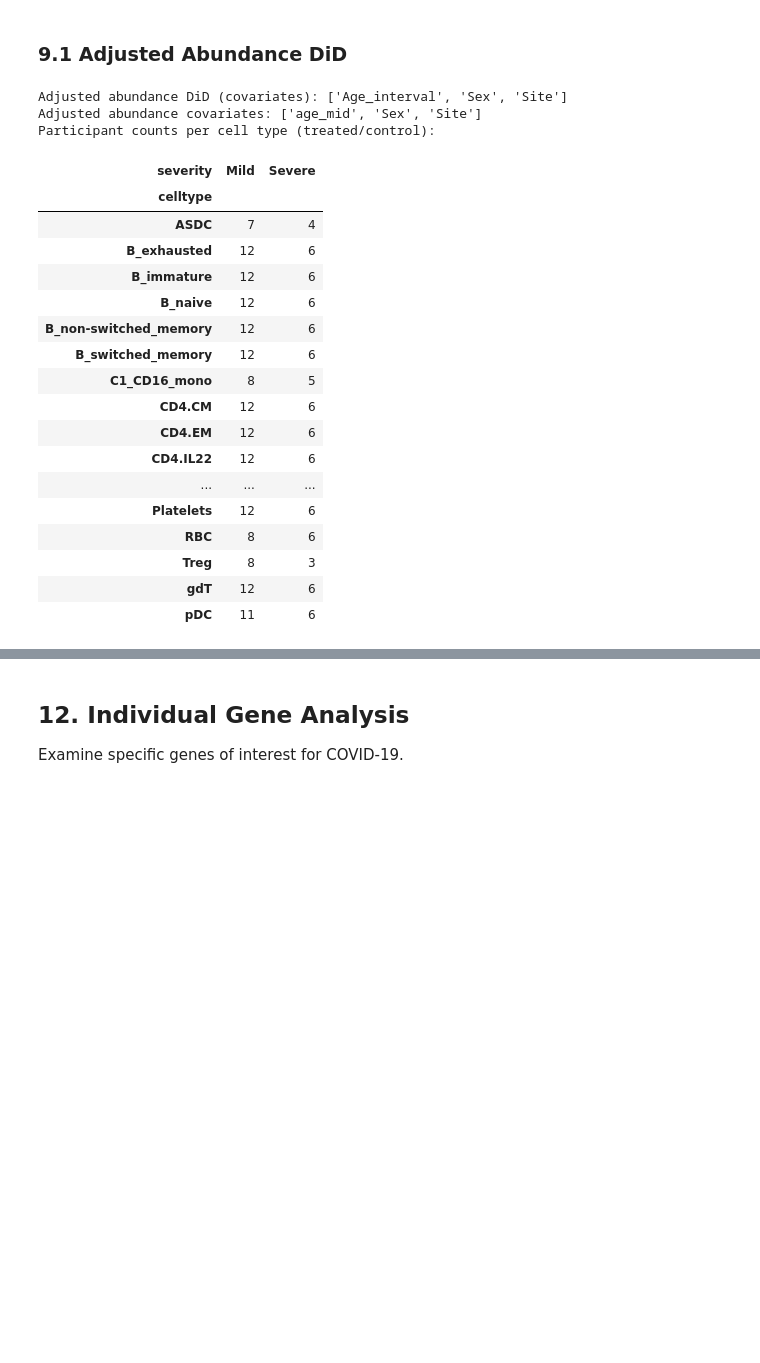
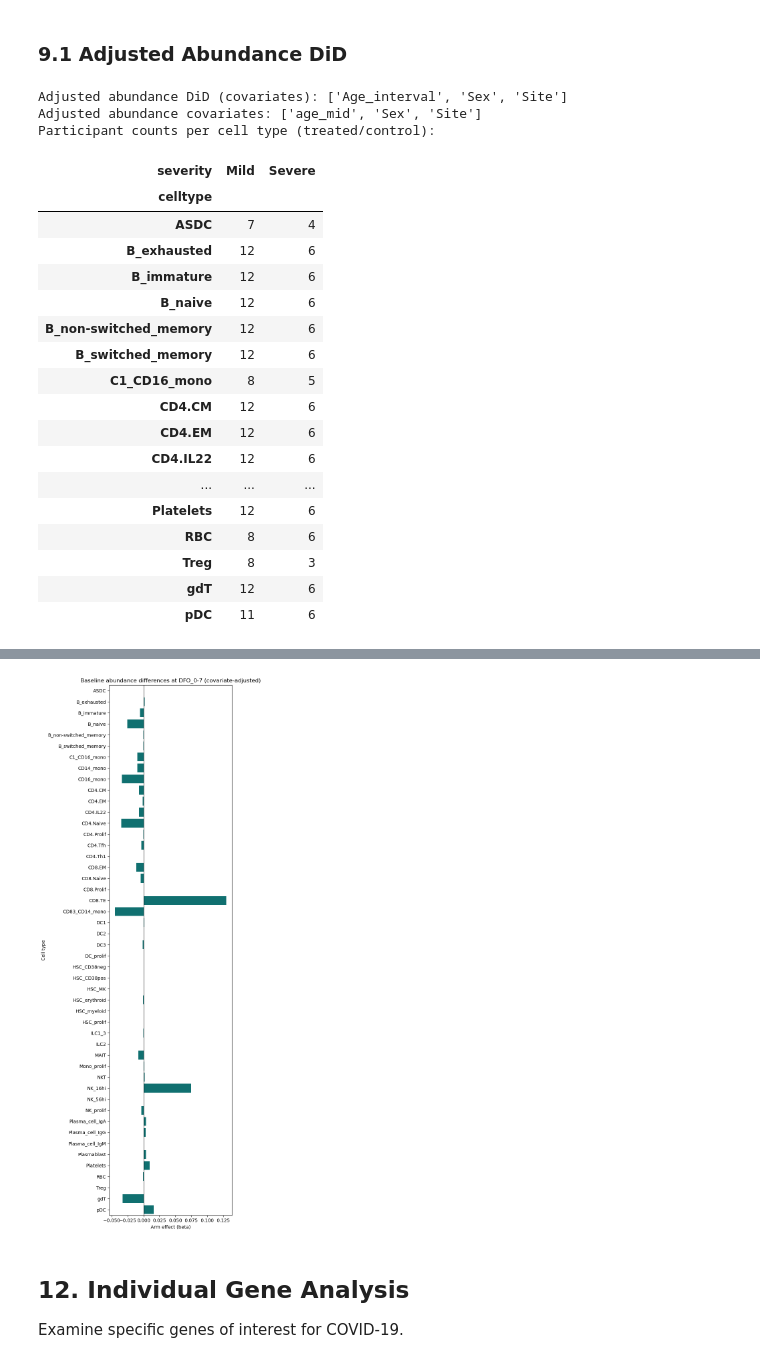
Before and after one commit to TheOmarLab/sctrial, a Jupyter notebook: docs/source/examples/example_covid19_stephenson.ipynb, the cells around one changed output, grey strips where cells are left out. Drawn from its saved outputs; the diff is of its cells as text; code cells hidden in the pictures; blank space fills up the shorter version.

Commit message:
Add baseline abundance fallback when no pairing

```diff
--- a/docs/source/examples/example_covid19_stephenson.ipynb
+++ b/docs/source/examples/example_covid19_stephenson.ipynb
@@ -875,6 +875,90 @@ if design.celltype_col:
             print(f'Adjusted abundance plot failed: {e}')
     else:
         print('No adjusted abundance DiD results after retries.')
+
+
+    # If DiD is not feasible (no paired participants), run cross-sectional abundance at baseline
+    if ab_adj is None or ab_adj.empty:
+        # Check paired participants overall
+        visits_use = tuple(visits_ab)
+        obs_use = adata.obs[adata.obs[design.visit_col].isin(visits_use)].copy()
+        totals_all = (
+            obs_use.groupby([design.participant_col, design.visit_col, design.arm_col], observed=True)
+            .size()
+            .reset_index(name='n_cells')
+        )
+        wide_tot = totals_all.pivot_table(
+            index=design.participant_col,
+            columns=design.visit_col,
+            values='n_cells',
+            aggfunc='mean',
+            observed=True,
+        )
+        paired_units = wide_tot[wide_tot[visits_use[0]].notna() & wide_tot[visits_use[1]].notna()].index
+        if len(paired_units) == 0:
+            print('No paired participants for abundance DiD. Running baseline cross-sectional abundance instead.')
+            baseline_visit = visits_use[0]
+            obs_base = adata.obs[adata.obs[design.visit_col] == baseline_visit].copy()
+            # proportions per participant × celltype
+            counts_base = (
+                obs_base.groupby([design.participant_col, design.arm_col, design.celltype_col], observed=True)
+                .size()
+                .reset_index(name='n_cells')
+            )
+            totals_base = (
+                counts_base.groupby([design.participant_col, design.arm_col], observed=True)['n_cells']
+                .sum()
+                .reset_index(name='total_cells')
+            )
+            counts_base = counts_base.merge(totals_base, on=[design.participant_col, design.arm_col], how='left')
+            counts_base['prop'] = counts_base['n_cells'] / counts_base['total_cells'].clip(lower=1)
+
+            # attach covariates (participant-level)
+            cov_df = obs_base[[design.participant_col] + covariates_ab].drop_duplicates()
+            counts_base = counts_base.merge(cov_df, on=design.participant_col, how='left')
+            counts_base['arm_bin'] = design.arm_bin(counts_base)
+            counts_base = counts_base.dropna(subset=['arm_bin'])
+
+            rows = []
+            for ct in sorted(counts_base[design.celltype_col].unique()):
+                tmp = counts_base[counts_base[design.celltype_col] == ct].copy()
+                if tmp[design.participant_col].nunique() < 3:
+                    continue
+                if tmp['prop'].nunique() < 2:
+                    continue
+                formula = 'prop ~ arm_bin'
+                if covariates_ab:
+                    formula += ' + ' + ' + '.join(covariates_ab)
+                import statsmodels.formula.api as smf
+                fit = smf.ols(formula, data=tmp).fit()
+                if 'arm_bin' not in fit.params or fit.params['arm_bin'] is None:
+                    continue
+                rows.append({
+                    'celltype': ct,
+                    'n_participants': int(tmp[design.participant_col].nunique()),
+                    'beta_arm': float(fit.params['arm_bin']),
+                    'p_arm': float(fit.pvalues['arm_bin']),
+                })
+            if rows:
+                import pandas as pd
+                from statsmodels.stats.multitest import multipletests
+                res_xs = pd.DataFrame(rows)
+                mask = res_xs['p_arm'].notna()
+                res_xs['FDR_arm'] = pd.NA
+                if mask.any():
+                    res_xs.loc[mask, 'FDR_arm'] = multipletests(res_xs.loc[mask,'p_arm'], method='fdr_bh')[1]
+                display(res_xs.sort_values('p_arm').head(20))
+                try:
+                    plt.figure(figsize=(6, max(2, 0.35 * len(res_xs))))
+                    sns.barplot(data=res_xs, y='celltype', x='beta_arm', color='teal')
+                    plt.axvline(0, color='black', linewidth=0.8)
+                    plt.title(f'Baseline abundance differences at {baseline_visit} (covariate-adjusted)')
+                    plt.xlabel('Arm effect (beta)')
+                    plt.ylabel('Cell type')
+                    plt.tight_layout()
+                    plt.show()
+                except Exception as e:
+                    print(f'Baseline abundance plot failed: {e}')
 # %% [output]
 Adjusted abundance DiD (covariates): ['Age_interval', 'Sex', 'Site']
 Adjusted abundance covariates: ['age_mid', 'Sex', 'Site']
@@ -904,3 +1006,4 @@ No adjusted abundance DiD results after retries.
+[figure, added]
 # %% [markdown]
 ## 12. Individual Gene Analysis
 
```
Also changed, not shown: parts of 1 cell of this notebook.
